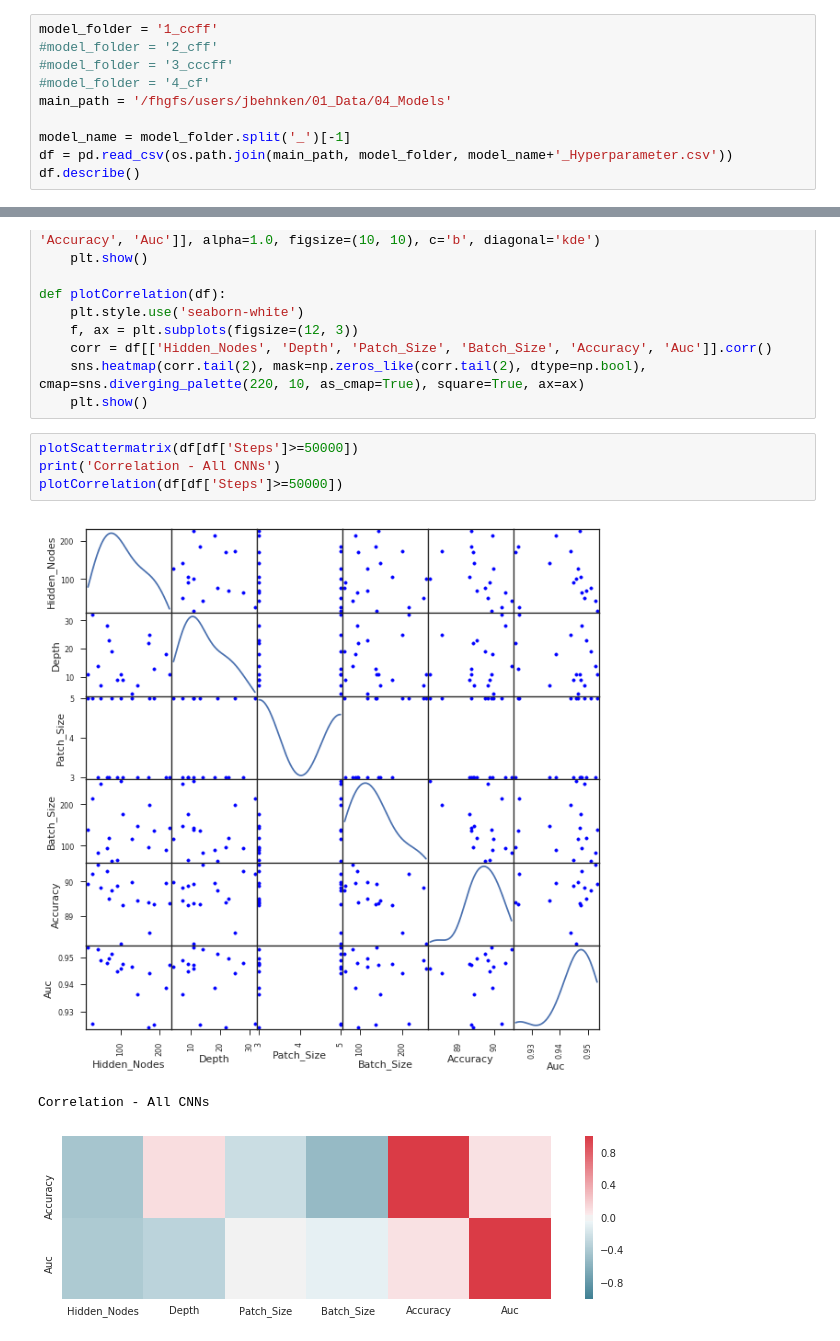
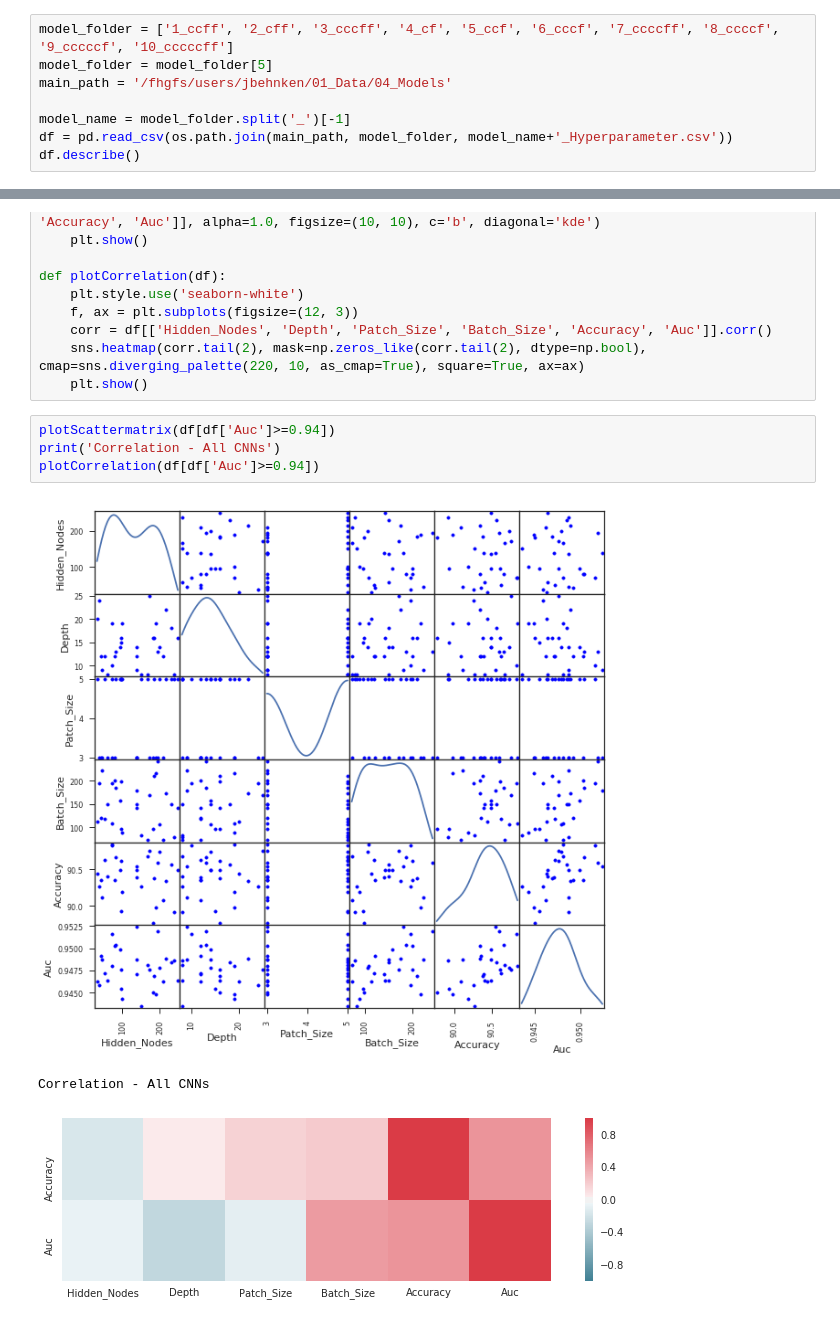
Before and after one commit to JMBehnken/Gamma_Hadron_Separation_With_Deep_Learning_for_the_First_G-APD_Cherenkov_Telescope, a Jupyter notebook: 06_FACT_Pipeline/05_Hyperparameter_Analisis.ipynb, the cells around one changed output, grey strips where cells are left out. Cells and saved outputs as stored; diff of their text form.

```diff
--- a/06_FACT_Pipeline/05_Hyperparameter_Analisis.ipynb
+++ b/06_FACT_Pipeline/05_Hyperparameter_Analisis.ipynb
@@ -9,10 +9,8 @@ import pandas as pd
 import seaborn as sns
 import matplotlib.pyplot as plt
 # %%
-model_folder = '1_ccff'
-#model_folder = '2_cff'
-#model_folder = '3_cccff'
-#model_folder = '4_cf'
+model_folder = ['1_ccff', '2_cff', '3_cccff', '4_cf', '5_ccf', '6_cccf', '7_ccccff', '8_ccccf', '9_cccccf', '10_cccccff']
+model_folder = model_folder[5]
 main_path = '/fhgfs/users/jbehnken/01_Data/04_Models'
 
 model_name = model_folder.split('_')[-1]
@@ -68,13 +80,13 @@ def plotCorrelation(df):
     sns.heatmap(corr.tail(2), mask=np.zeros_like(corr.tail(2), dtype=np.bool), cmap=sns.diverging_palette(220, 10, as_cmap=True), square=True, ax=ax)
     plt.show()
 # %%
-plotScattermatrix(df[df['Steps']>=50000])
+plotScattermatrix(df[df['Auc']>=0.94])
 print('Correlation - All CNNs')
-plotCorrelation(df[df['Steps']>=50000])
+plotCorrelation(df[df['Auc']>=0.94])
 # %% [output]
-[figure, old version]
+[figure, new version]
 Correlation - All CNNs
-[figure, old version]
+[figure, new version]
 # %%
 for column in ['Patch_Size']:
     mean = df[df['Auc']>0.8].groupby(column)['Auc'].mean().sort_values(ascending=False)
```
Also changed, not shown: parts of 6 cells of this notebook, 13 other files.
